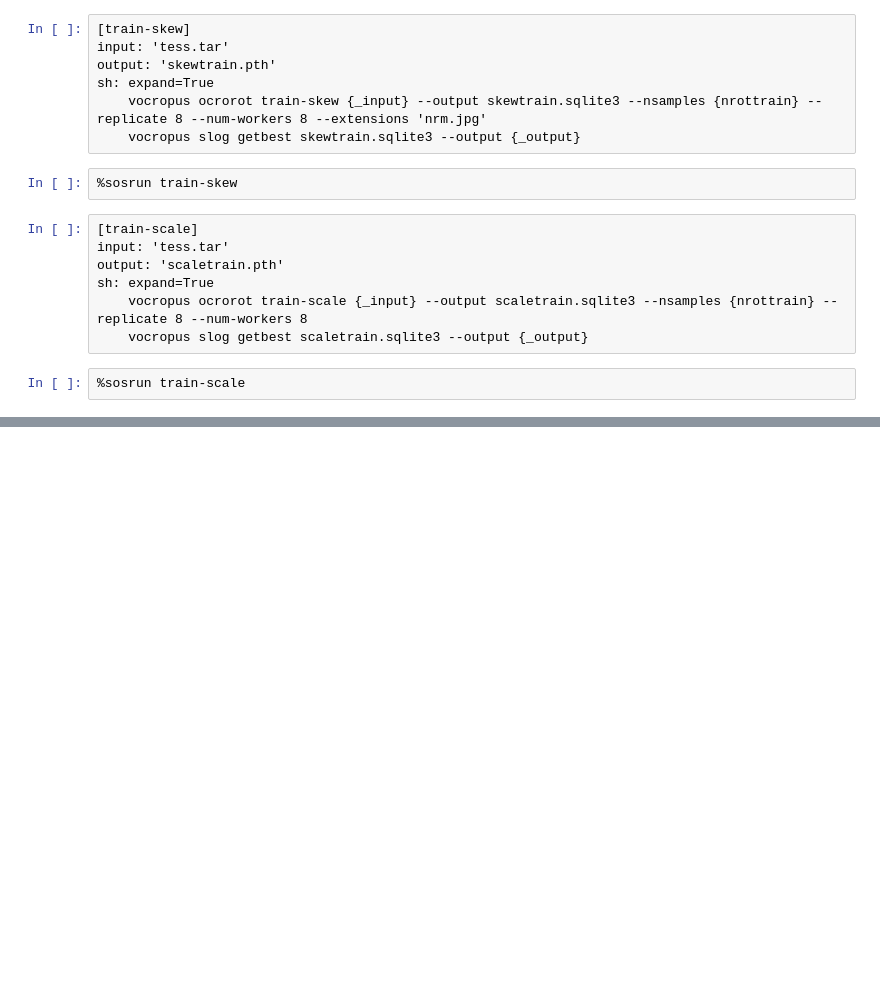
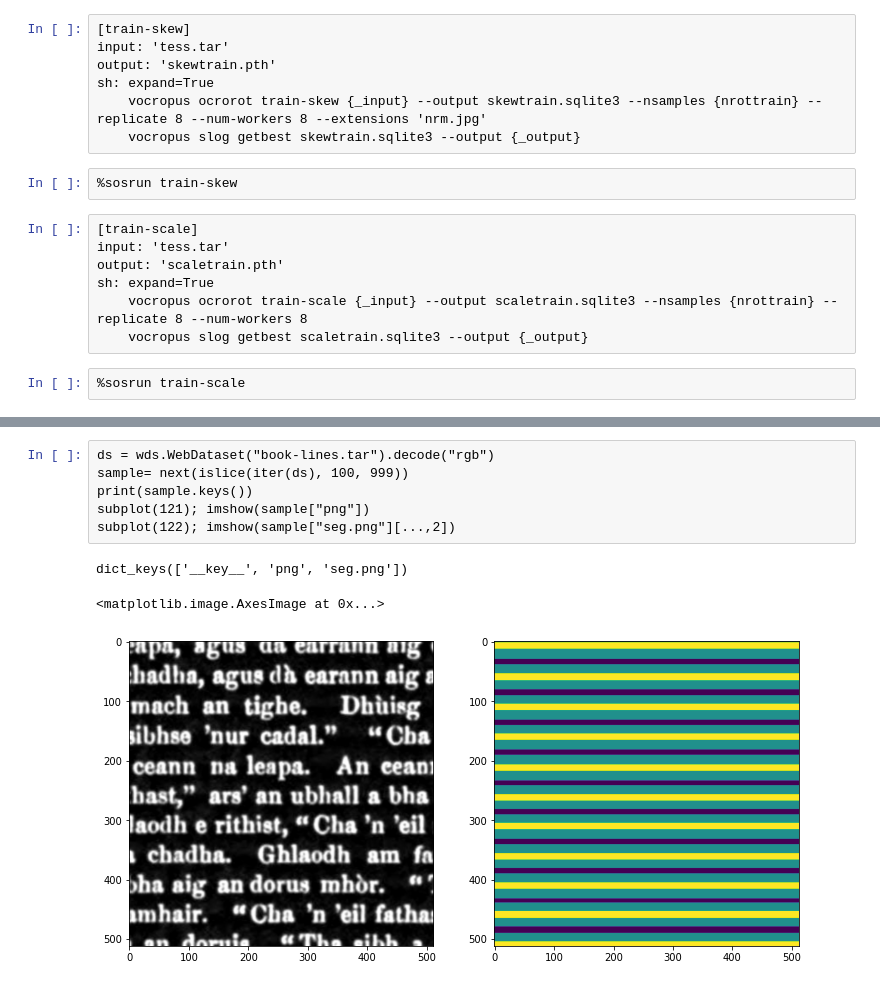
Before and after one commit to ocropus-archive/ocropus4-old, a Jupyter notebook: training/g1000/full.ipynb, the cells around one changed output, grey strips where cells are left out. Cells and saved outputs as stored; diff of their text form; blank space fills up the shorter version.

```diff
--- a/training/g1000/full.ipynb
+++ b/training/g1000/full.ipynb
@@ -271,0 +304,10 @@ date
+# %%
+ds = wds.WebDataset("book-lines.tar").decode("rgb")
+sample= next(islice(iter(ds), 100, 999))
+print(sample.keys())
+subplot(121); imshow(sample["png"])
+subplot(122); imshow(sample["seg.png"][...,2])
+# %% [output]
+dict_keys(['__key__', 'png', 'seg.png'])
+<matplotlib.image.AxesImage at 0x...>
+[figure, added]
```
Also changed, not shown: parts of 8 cells of this notebook, 3 other files.
